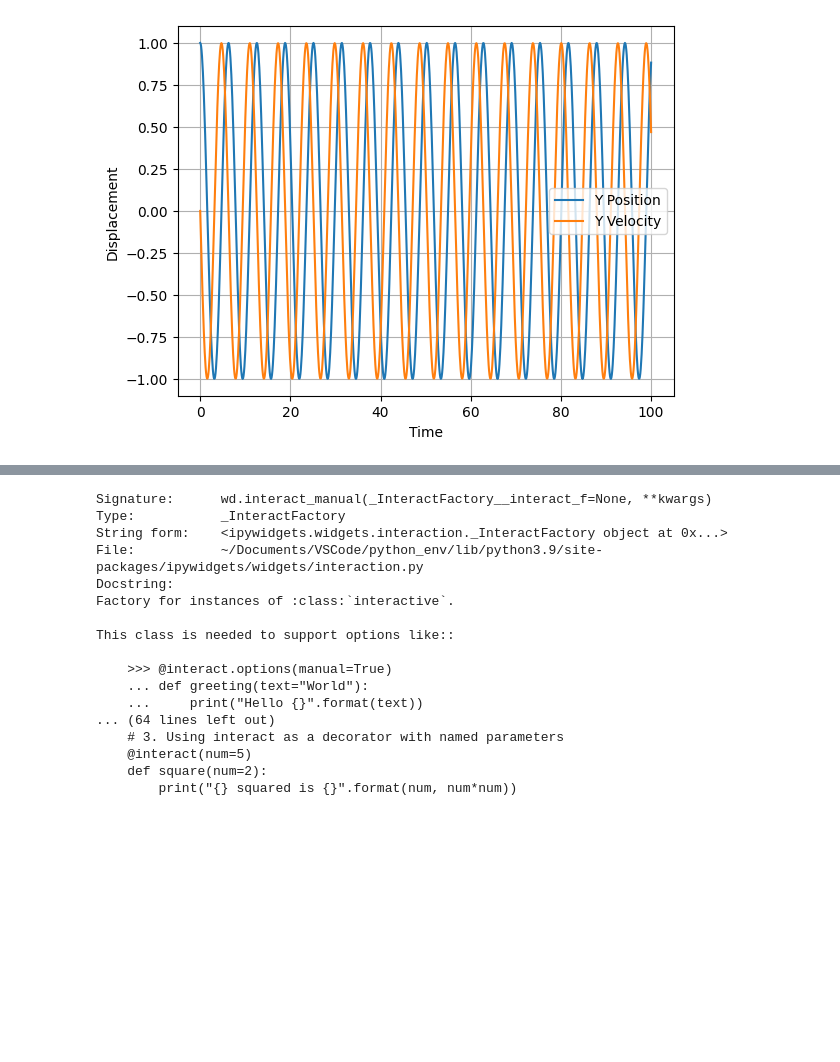
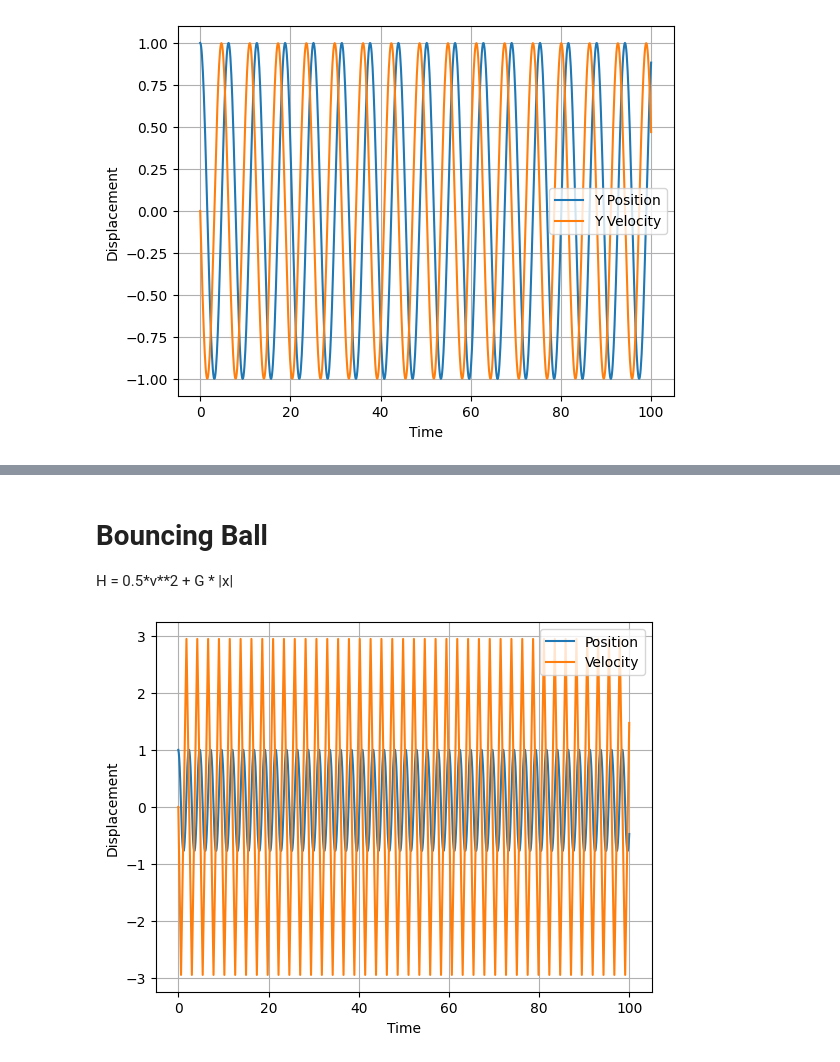
Before and after one commit to tj-griffiths/School, a Jupyter notebook: Potential_well.ipynb, the cells around one changed output, grey strips where cells are left out. Saved outputs shown, nothing was run; the diff lists cells and outputs as text; code cells hidden in the pictures; blank space fills up the shorter version.

```diff
--- a/Potential_well.ipynb
+++ b/Potential_well.ipynb
@@ -232,20 +203,0 @@ NameError: name 'fixed' is not defined
-# %%
-wd.interact_manual?
-# %% [output]
-Signature:      wd.interact_manual(_InteractFactory__interact_f=None, **kwargs)
-Type:           _InteractFactory
-String form:    <ipywidgets.widgets.interaction._InteractFactory object at 0x...>
-File:           ~/Documents/VSCode/python_env/lib/python3.9/site-packages/ipywidgets/widgets/interaction.py
-Docstring:
-Factory for instances of :class:`interactive`.
-
-This class is needed to support options like::
-
-    >>> @interact.options(manual=True)
-    ... def greeting(text="World"):
-    ...     print("Hello {}".format(text))
-... (64 lines left out)
-    # 3. Using interact as a decorator with named parameters
-    @interact(num=5)
-    def square(num=2):
-        print("{} squared is {}".format(num, num*num))
@@ -251,0 +207,3 @@ This class is needed to support options like::
+# %% [markdown]
+# Bouncing Ball
+H = 0.5*v**2 + G * |x|
@@ -251,0 +212,38 @@ This class is needed to support options like::
+# %%
+N = 1000
+t = np.linspace(0,100,N)
+dt = t[1]-t[0]
+
+x0 = 1
+v0 = 0
+
+def force(x):
+    return -const.g * np.sign(x)
+
+def leapfrog(x0, v0, dt, N):
+    x = np.zeros(N)
+    v = np.zeros(N)
+
+    x[0] = x0
+    v[0] = v0
+
+    for i in range (N-1):
+
+         v[i+1] = v[i] + 0.5 * dt * force(x[i])
+         x[i+1] = x[i] + dt * v[i+1]
+         v[i+1] = v[i] + 0.5 * dt * force(x[i])
+
+    return x,v
+
+x, v = leapfrog(x0, v0, dt, N)
+
+plt.figure()
+plt.plot(t, x, label = 'Position')
+plt.plot(t, v, label = 'Velocity')
+plt.xlabel('Time')
+plt.ylabel('Displacement')
+plt.legend()
+plt.grid()
+plt.show()
+# %% [output]
+[figure, added]
```
Also changed, not shown: parts of 8 cells of this notebook.
